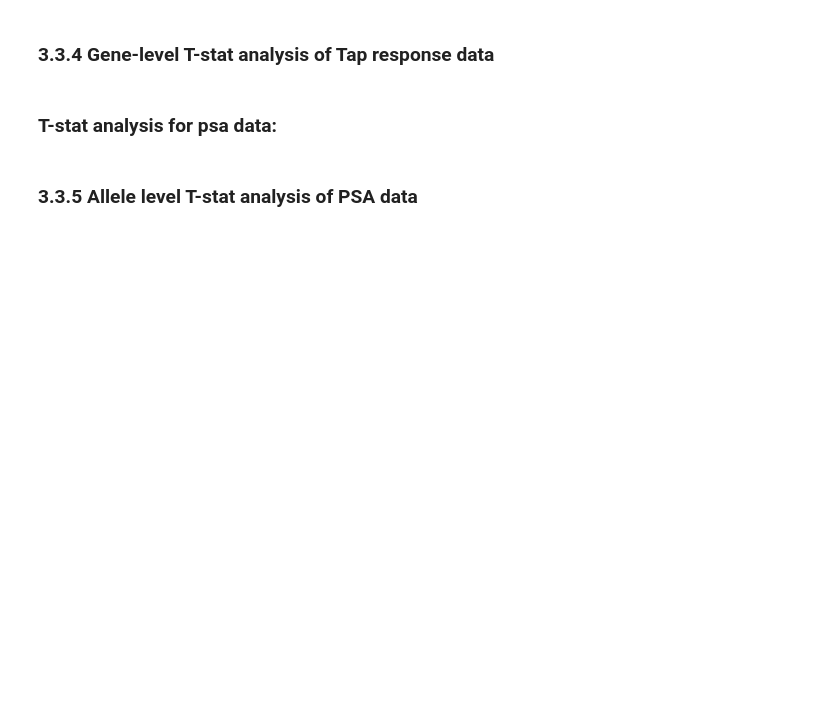
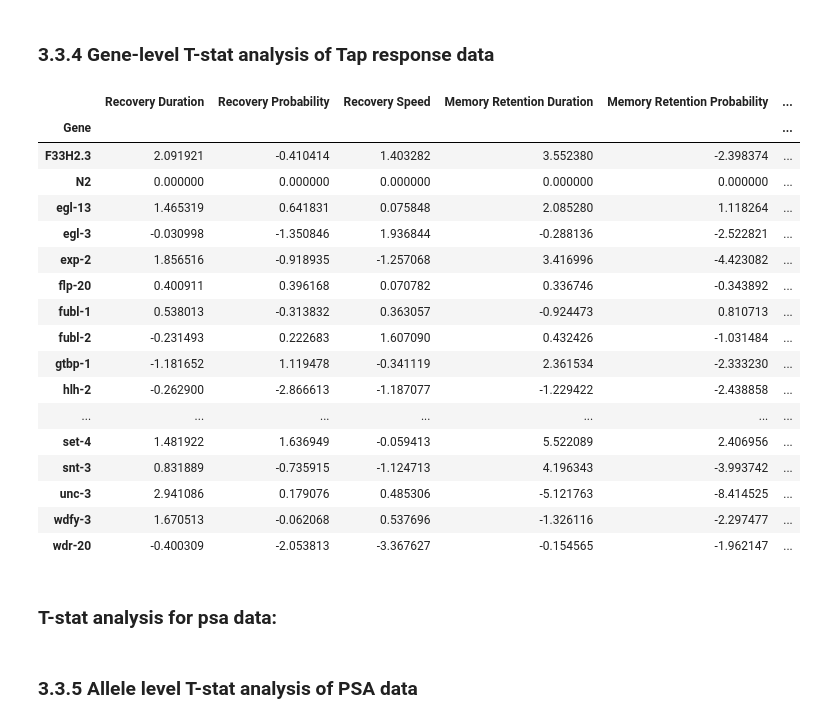
Before and after one commit to JosephLiangUBC/MWT_Dashboard, a Jupyter notebook: Step4_data_processing_for_db.ipynb, the cells around one changed output. Drawn from its saved outputs; the diff is of its cells as text; code cells hidden in the pictures; blank space fills up the shorter version.

```diff
--- a/Step4_data_processing_for_db.ipynb
+++ b/Step4_data_processing_for_db.ipynb
@@ -838,11 +1001,30 @@ PD_habituation_Tstats_allele.head()
 # %%
 warnings.filterwarnings('ignore')
 
 PD_habituation_Tstats = do_TTest("Gene", baseline="false") # get sorted T-statistics DataFrame
 
 PD_habituation_Tstats_sorted=PD_habituation_Tstats.sort_index()
 
-PD_habituation_Tstats
+PD_habituation_Tstats.head()
+# %% [output]
+|  | Recovery Duration | Recovery Probability | Recovery Speed | Memory Retention Duration | Memory Retention Probability | ... |
+| Gene |  |  |  |  |  | ... |
+| F33H2.3 | 2.091921 | -0.410414 | 1.403282 | 3.552380 | -2.398374 | ... |
+| N2 | 0.000000 | 0.000000 | 0.000000 | 0.000000 | 0.000000 | ... |
+| egl-13 | 1.465319 | 0.641831 | 0.075848 | 2.085280 | 1.118264 | ... |
+| egl-3 | -0.030998 | -1.350846 | 1.936844 | -0.288136 | -2.522821 | ... |
+| exp-2 | 1.856516 | -0.918935 | -1.257068 | 3.416996 | -4.423082 | ... |
+| flp-20 | 0.400911 | 0.396168 | 0.070782 | 0.336746 | -0.343892 | ... |
+| fubl-1 | 0.538013 | -0.313832 | 0.363057 | -0.924473 | 0.810713 | ... |
+| fubl-2 | -0.231493 | 0.222683 | 1.607090 | 0.432426 | -1.031484 | ... |
+| gtbp-1 | -1.181652 | 1.119478 | -0.341119 | 2.361534 | -2.333230 | ... |
+| hlh-2 | -0.262900 | -2.866613 | -1.187077 | -1.229422 | -2.438858 | ... |
+| ... | ... | ... | ... | ... | ... | ... |
+| set-4 | 1.481922 | 1.636949 | -0.059413 | 5.522089 | 2.406956 | ... |
+| snt-3 | 0.831889 | -0.735915 | -1.124713 | 4.196343 | -3.993742 | ... |
+| unc-3 | 2.941086 | 0.179076 | 0.485306 | -5.121763 | -8.414525 | ... |
+| wdfy-3 | 1.670513 | -0.062068 | 0.537696 | -1.326116 | -2.297477 | ... |
+| wdr-20 | -0.400309 | -2.053813 | -3.367627 | -0.154565 | -1.962147 | ... |
 # %% [markdown]
 ### T-stat analysis for psa data:
 # %% [markdown]
```
Also changed, not shown: parts of 31 cells of this notebook.
